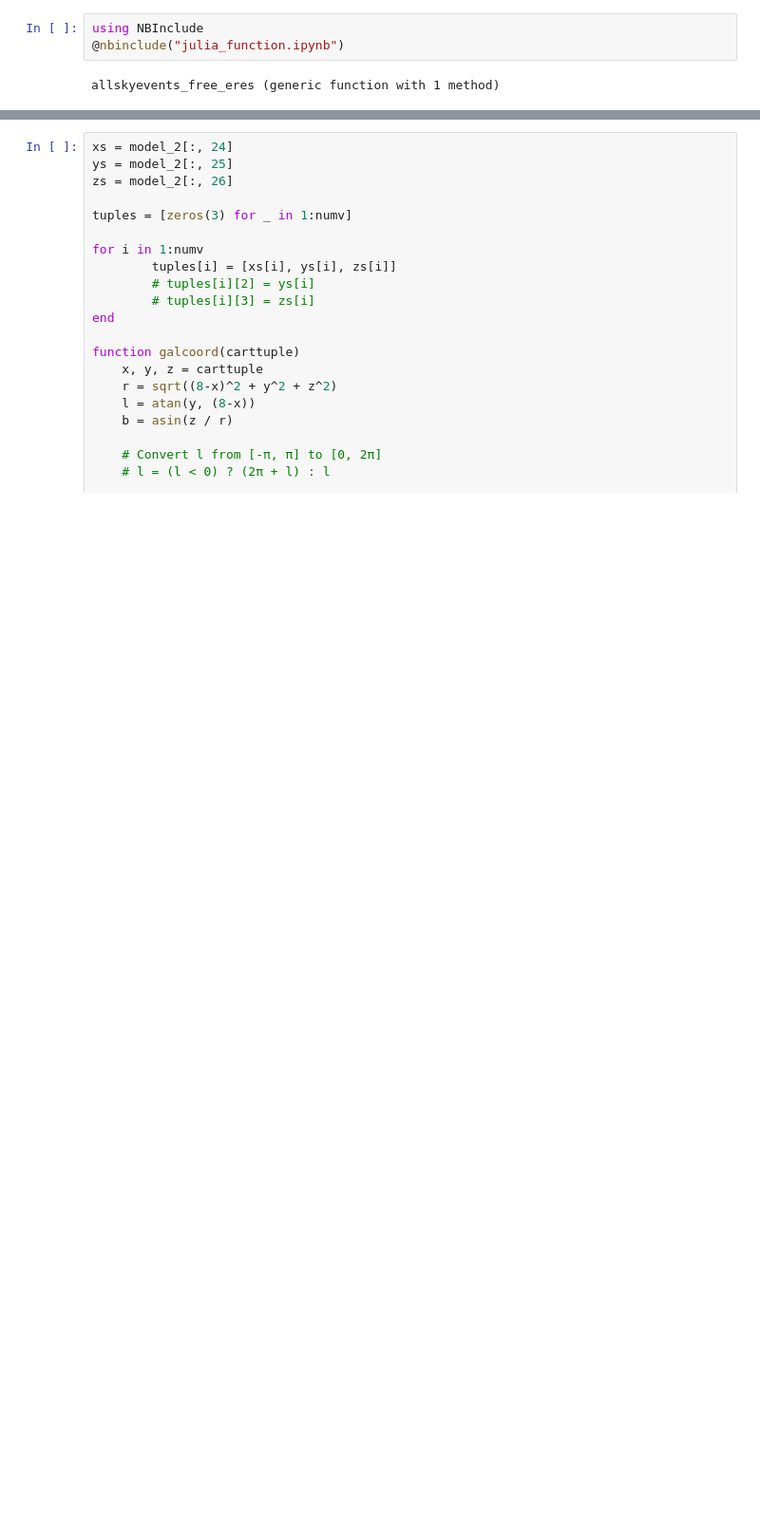
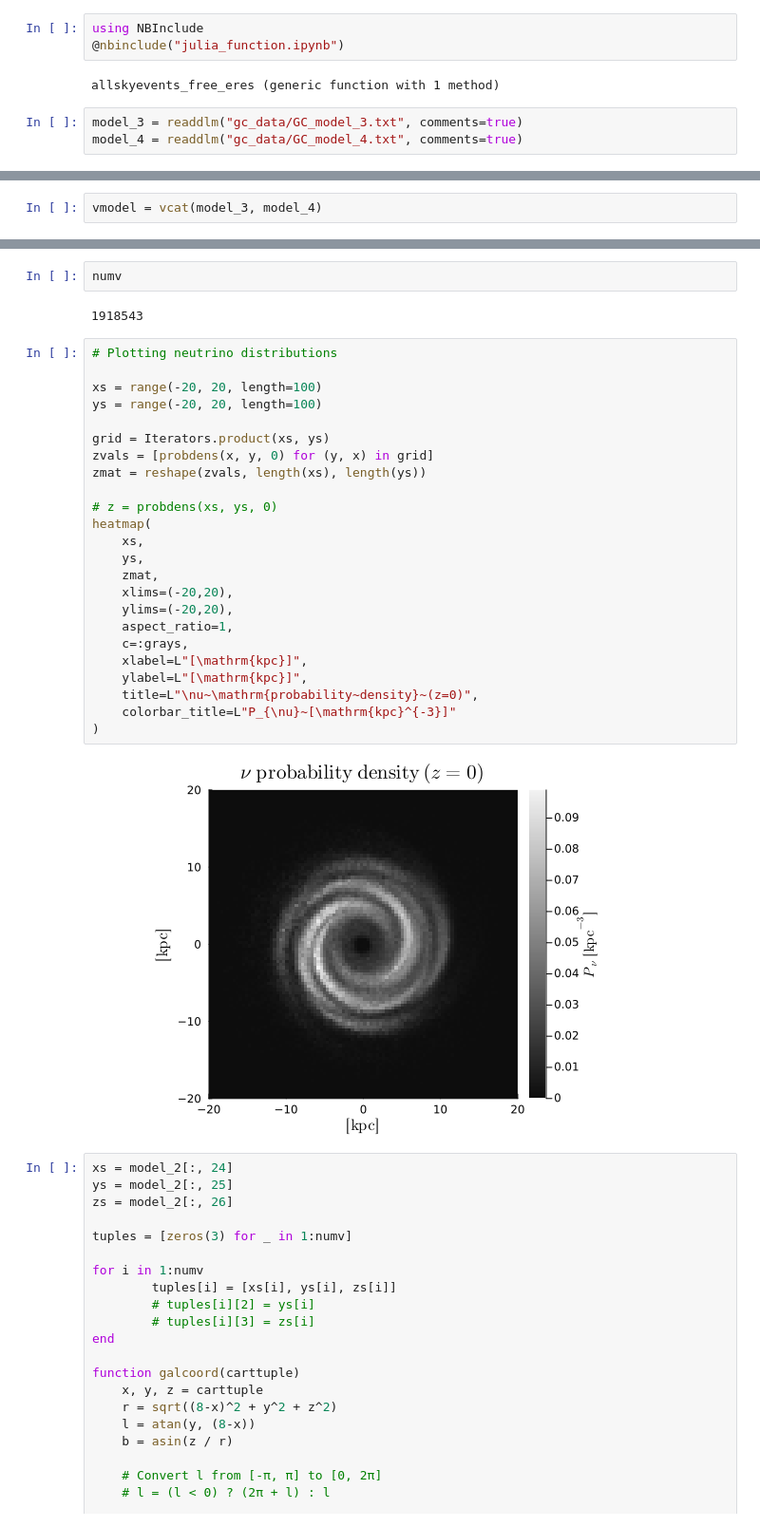
Before and after one commit to mymacd2/pseudo-Dirac-summer-research, a Jupyter notebook: GC_calcs/event_dists_real_eres.ipynb, the cells around one changed output, grey strips where cells are left out. Shown at 95% size. Saved outputs shown, nothing was run; the diff lists cells and outputs as text; blank space fills up the shorter version.

```diff
--- a/GC_calcs/event_dists_real_eres.ipynb
+++ b/GC_calcs/event_dists_real_eres.ipynb
@@ -3,3 +3,6 @@ using NBInclude
 @nbinclude("julia_function.ipynb")
 # %% [output]
 allskyevents_free_eres (generic function with 1 method)
+# %%
+model_3 = readdlm("gc_data/GC_model_3.txt", comments=true)
+model_4 = readdlm("gc_data/GC_model_4.txt", comments=true)
@@ -5,0 +27,2 @@ allskyevents_free_eres (generic function with 1 method)
+# %%
+vmodel = vcat(model_3, model_4)
@@ -6,3 +74,33 @@ allskyevents_free_eres (generic function with 1 method)
+# %%
+numv
+# %% [output]
+1918543
+# %%
+# Plotting neutrino distributions
+
+xs = range(-20, 20, length=100)
+ys = range(-20, 20, length=100)
+
+grid = Iterators.product(xs, ys)
+zvals = [probdens(x, y, 0) for (y, x) in grid]
+zmat = reshape(zvals, length(xs), length(ys))
+
+# z = probdens(xs, ys, 0)
+heatmap(
+    xs,
+    ys,
+    zmat,
+    xlims=(-20,20),
+    ylims=(-20,20),
+    aspect_ratio=1,
+    c=:grays,
+    xlabel=L"[\mathrm{kpc}]",
+    ylabel=L"[\mathrm{kpc}]",
+    title=L"\nu~\mathrm{probability~density}~(z=0)",
+    colorbar_title=L"P_{\nu}~[\mathrm{kpc}^{-3}]"
+)
+# %% [output]
+[figure, added]
 # %%
 xs = model_2[:, 24]
 ys = model_2[:, 25]
```
Also changed, not shown: parts of 9 cells of this notebook, 16 other files.
